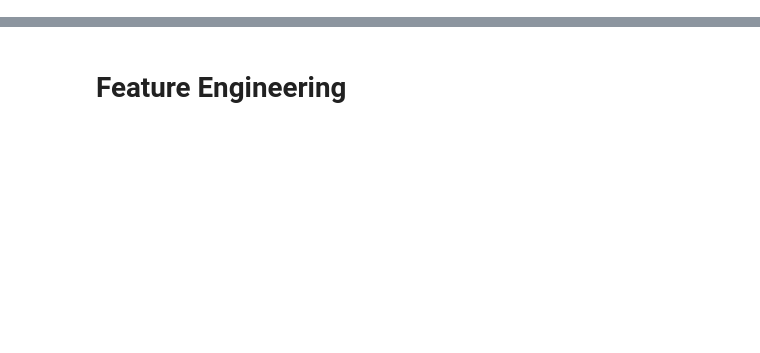
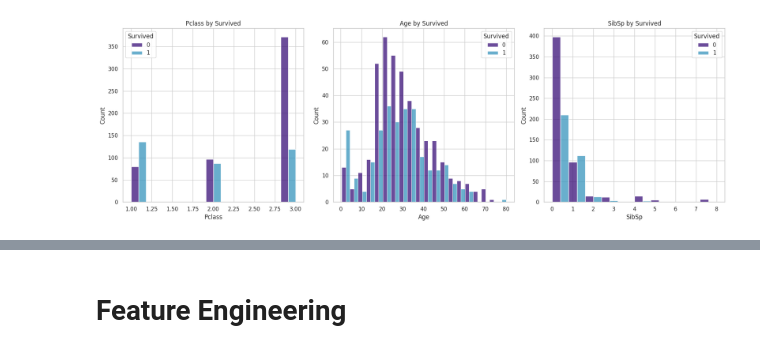
Before and after one commit to Moaz225/lap-TI, a Jupyter notebook: titanic.ipynb, the cells around one changed output, grey strips where cells are left out. Saved outputs shown, nothing was run; the diff lists cells and outputs as text; code cells hidden in the pictures; blank space fills up the shorter version.

```diff
--- a/titanic.ipynb
+++ b/titanic.ipynb
@@ -131,0 +130,17 @@ plt.show()
+# %%
+fig, axes = plt.subplots(nrows=1, ncols=3, figsize=(18, 6))
+
+sns.histplot(data=df, x='Pclass', hue='Survived', multiple='dodge', palette=colors[:2], ax=axes[0])
+axes[0].set_title('Pclass by Survived')
+
+sns.histplot(data=df, x='Age', hue='Survived', bins=20, multiple='dodge', palette=colors[:2], ax=axes[1])
+axes[1].set_title('Age by Survived')
+
+sns.histplot(data=df, x='SibSp', hue='Survived', bins=10, multiple='dodge', palette=colors[:2], ax=axes[2])
+axes[2].set_title('SibSp by Survived')
+
+# Устанавливаем компактный вид для графиков
+plt.tight_layout()
+plt.show()
+# %% [output]
+[figure, added]
```
Also changed, not shown: parts of 111 cells of this notebook.
